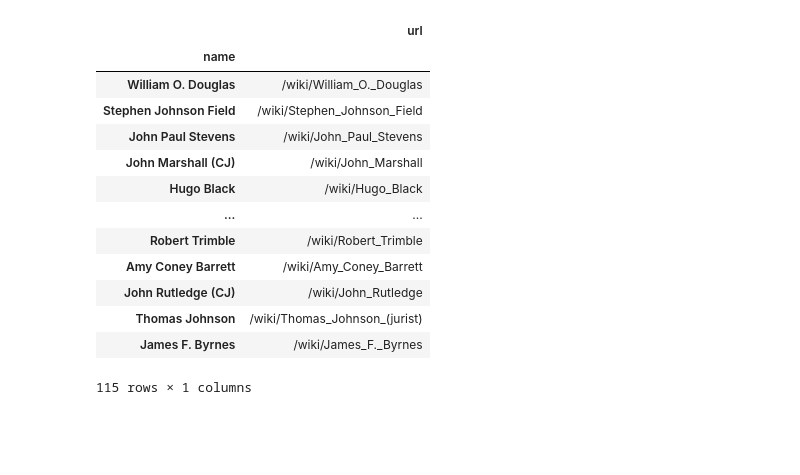
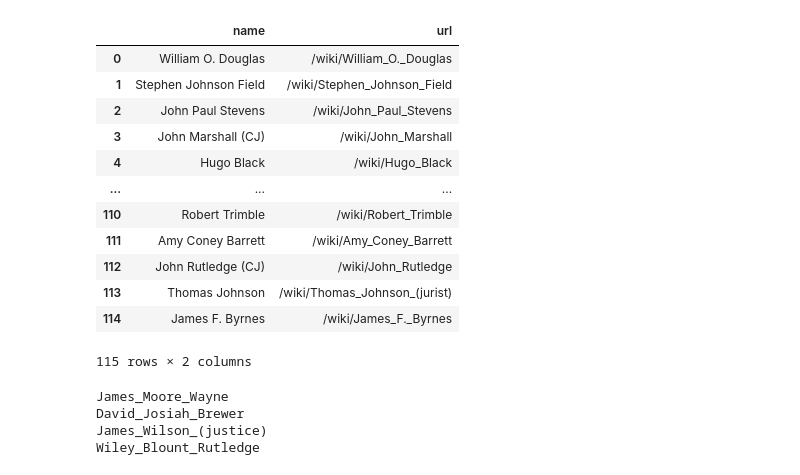
Before and after one commit to feldspar-terra/scratchpad, a Jupyter notebook: justices.ipynb, the cells around one changed output. Saved outputs shown, nothing was run; the diff lists cells and outputs as text; code cells hidden in the pictures; blank space fills up the shorter version.

```diff
--- a/justices.ipynb
+++ b/justices.ipynb
@@ -36,26 +64,25 @@ for justice in justices_tr:
 # %%
 justice_wiki_link_id = pd.DataFrame({
                                     'name': justice_name,
                                     'url': justice_url,
                     # 'term_start': justice_term_start,
                     # 'term_end':justice_term_end
-                    }).set_index('name')
+                    })
 justice_wiki_link_id
 # %% [output]
-|  | url |
-| name |  |
-| William O. Douglas | /wiki/William_O._Douglas |
-| Stephen Johnson Field | /wiki/Stephen_Johnson_Field |
-| John Paul Stevens | /wiki/John_Paul_Stevens |
-| John Marshall (CJ) | /wiki/John_Marshall |
-| Hugo Black | /wiki/Hugo_Black |
-| ... | ... |
-| Robert Trimble | /wiki/Robert_Trimble |
-| Amy Coney Barrett | /wiki/Amy_Coney_Barrett |
-| John Rutledge (CJ) | /wiki/John_Rutledge |
-| Thomas Johnson | /wiki/Thomas_Johnson_(jurist) |
-| James F. Byrnes | /wiki/James_F._Byrnes |
+|  | name | url |
+| 0 | William O. Douglas | /wiki/William_O._Douglas |
+| 1 | Stephen Johnson Field | /wiki/Stephen_Johnson_Field |
+| 2 | John Paul Stevens | /wiki/John_Paul_Stevens |
+| 3 | John Marshall (CJ) | /wiki/John_Marshall |
+| 4 | Hugo Black | /wiki/Hugo_Black |
+| ... | ... | ... |
+| 110 | Robert Trimble | /wiki/Robert_Trimble |
+| 111 | Amy Coney Barrett | /wiki/Amy_Coney_Barrett |
+| 112 | John Rutledge (CJ) | /wiki/John_Rutledge |
+| 113 | Thomas Johnson | /wiki/Thomas_Johnson_(jurist) |
+| 114 | James F. Byrnes | /wiki/James_F._Byrnes |
-115 rows × 1 columns
+115 rows × 2 columns
 # %%
 urls = []
 b_year = []
@@ -110,4 +137,13 @@ def get_birth_death(justice_url):
         d_year.append(np.nan)
         d_month.append(np.nan)
         d_day.append(np.nan)
+# %%
+for url in justice_wiki_link_id['url']:
+    get_birth_death(url)
+# urls
+# %% [output]
+James_Moore_Wayne
+David_Josiah_Brewer
+James_Wilson_(justice)
+Wiley_Blount_Rutledge
 # %%
```
Also changed, not shown: parts of 11 cells of this notebook.
